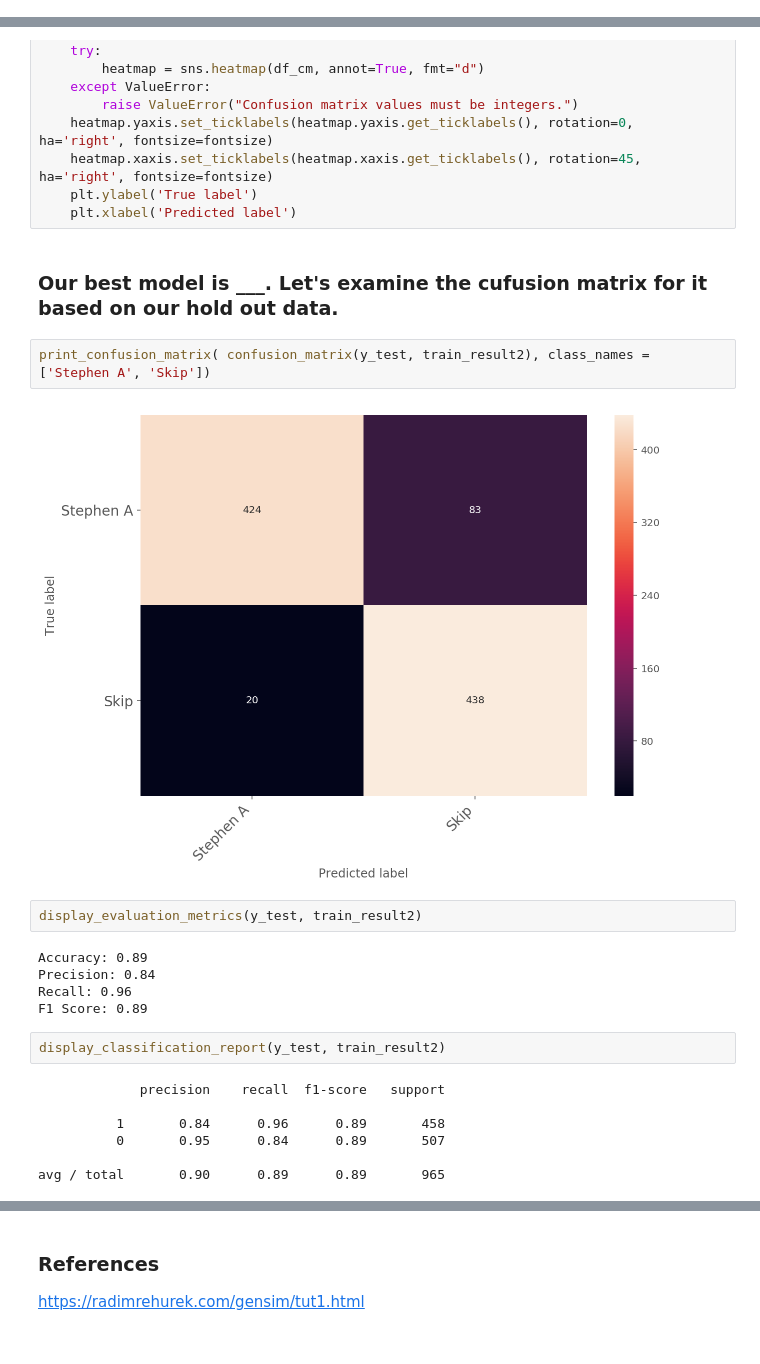
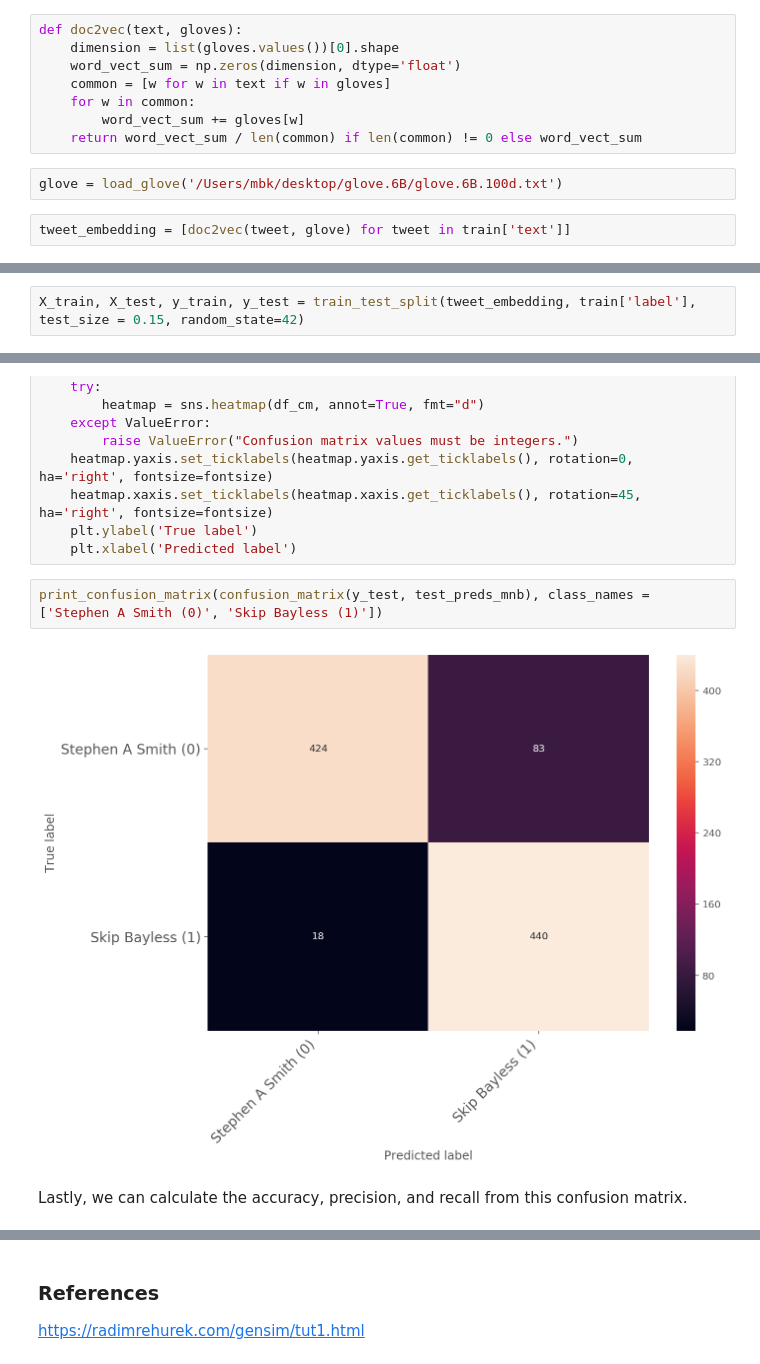
Before and after one commit to k7p/first_take, a Jupyter notebook: Code/Final_Project.ipynb, the cells around one changed output, grey strips where cells are left out. Saved outputs shown, nothing was run; the diff lists cells and outputs as text.

```diff
--- a/Code/Final_Project.ipynb
+++ b/Code/Final_Project.ipynb
@@ -382,0 +391,12 @@ def display_classification_report(true_labels, predicted_labels, classes=[1,0]):
+# %%
+def doc2vec(text, gloves):
+    dimension = list(gloves.values())[0].shape
+    word_vect_sum = np.zeros(dimension, dtype='float')
+    common = [w for w in text if w in gloves]
+    for w in common:
+        word_vect_sum += gloves[w]
+    return word_vect_sum / len(common) if len(common) != 0 else word_vect_sum
+# %%
+glove = load_glove('/Users/mbk/desktop/glove.6B/glove.6B.100d.txt')
+# %%
+tweet_embedding = [doc2vec(tweet, glove) for tweet in train['text']]
@@ -382,0 +405,2 @@ def display_classification_report(true_labels, predicted_labels, classes=[1,0]):
+# %%
+X_train, X_test, y_train, y_test = train_test_split(tweet_embedding, train['label'], test_size = 0.15, random_state=42)
@@ -398,25 +493,9 @@ def print_confusion_matrix(confusion_matrix, class_names, figsize = (10,7), font
     heatmap.xaxis.set_ticklabels(heatmap.xaxis.get_ticklabels(), rotation=45, ha='right', fontsize=fontsize)
     plt.ylabel('True label')
     plt.xlabel('Predicted label')
-# %% [markdown]
-### Our best model is ___. Let's examine the cufusion matrix for it based on our hold out data.
 # %%
-print_confusion_matrix( confusion_matrix(y_test, train_result2), class_names = ['Stephen A', 'Skip'])
+print_confusion_matrix(confusion_matrix(y_test, test_preds_mnb), class_names = ['Stephen A Smith (0)', 'Skip Bayless (1)'])
 # %% [output]
-[figure, old version]
+[figure, new version]
-# %%
-display_evaluation_metrics(y_test, train_result2)
-# %% [output]
-Accuracy: 0.89
-Precision: 0.84
-Recall: 0.96
-F1 Score: 0.89
-# %%
-display_classification_report(y_test, train_result2)
-# %% [output]
-             precision    recall  f1-score   support
-
-          1       0.84      0.96      0.89       458
-          0       0.95      0.84      0.89       507
-
-avg / total       0.90      0.89      0.89       965
+# %% [markdown]
+Lastly, we can calculate the accuracy, precision, and recall from this confusion matrix.
```
Also changed, not shown: parts of 51 cells of this notebook.
